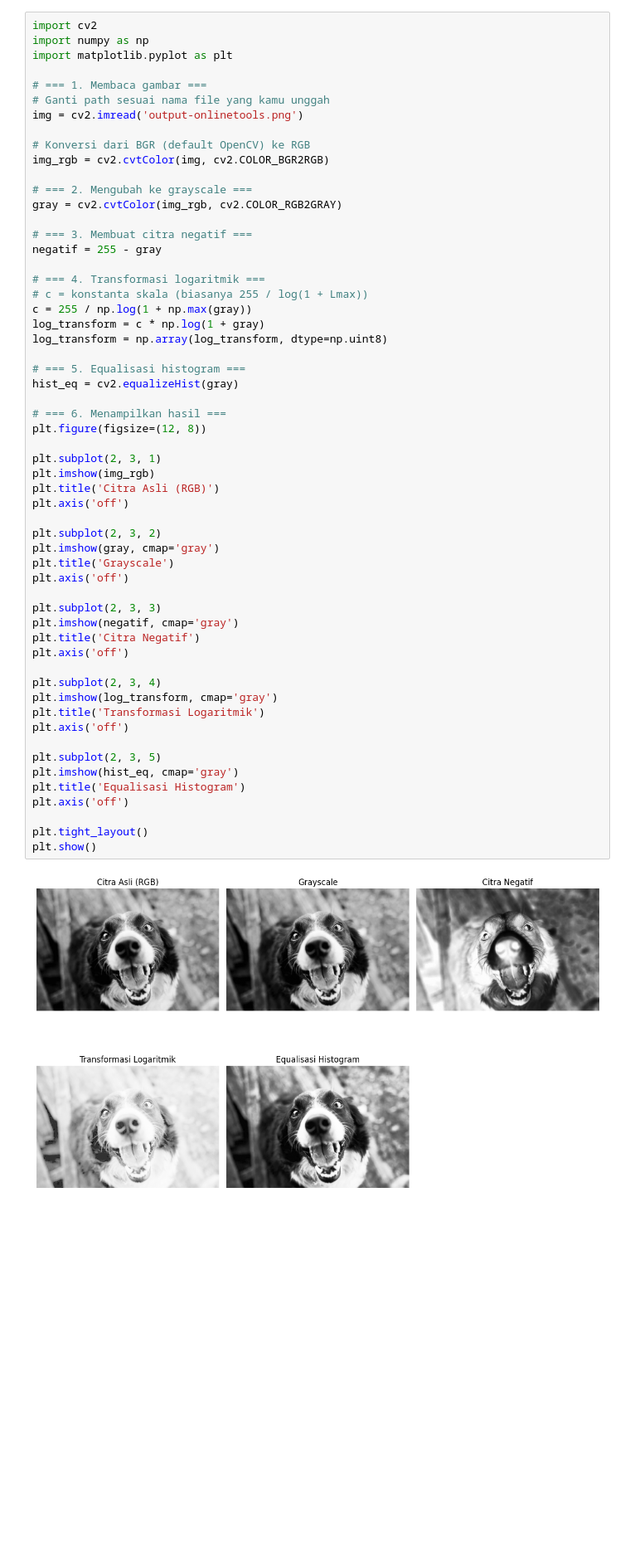
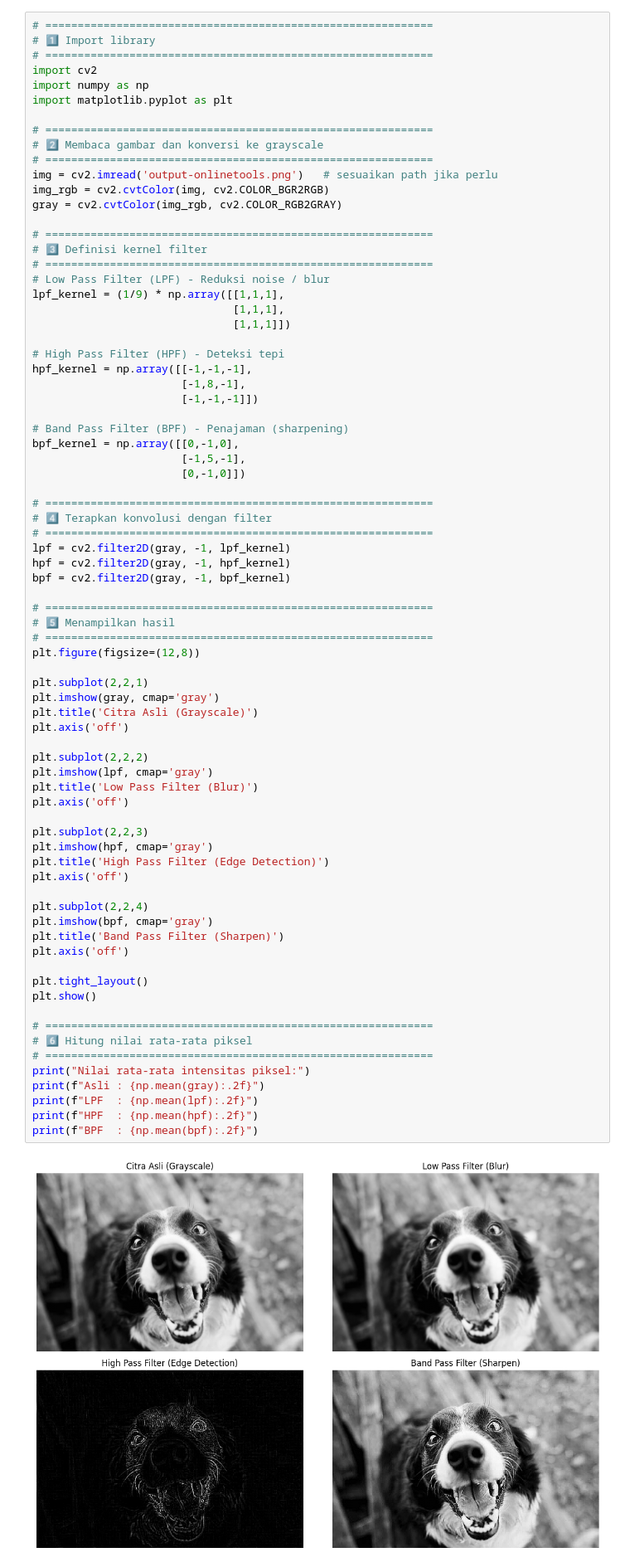
Before and after one commit to riskitrisnanto763-web/PengelolaanCitraDigital, a Jupyter notebook: UTS_Risky_23423007.ipynb, the cells around one changed output. Shown at 83% size. Drawn from its saved outputs; the diff is of its cells as text; blank space fills up the shorter version.

```diff
--- a/UTS_Risky_23423007.ipynb
+++ b/UTS_Risky_23423007.ipynb
@@ -1,61 +1,80 @@
 # %% [markdown]
 <a href="https://colab.research.google.com/github/riskitrisnanto763-web/PengelolaanCitraDigital/blob/main/UTS_Risky_23423007.ipynb" target="_parent"><img src="https://colab.research.google.com/assets/colab-badge.svg" alt="Open In Colab"/></a>
 # %%
+# ============================================================
+# 1️⃣ Import library
+# ============================================================
 import cv2
 import numpy as np
 import matplotlib.pyplot as plt
 
-# === 1. Membaca gambar ===
-# Ganti path sesuai nama file yang kamu unggah
-img = cv2.imread('output-onlinetools.png')
-
-# Konversi dari BGR (default OpenCV) ke RGB
+# ============================================================
+# 2️⃣ Membaca gambar dan konversi ke grayscale
+# ============================================================
+img = cv2.imread('output-onlinetools.png')   # sesuaikan path jika perlu
 img_rgb = cv2.cvtColor(img, cv2.COLOR_BGR2RGB)
-
-# === 2. Mengubah ke grayscale ===
 gray = cv2.cvtColor(img_rgb, cv2.COLOR_RGB2GRAY)
 
-# === 3. Membuat citra negatif ===
-negatif = 255 - gray
+# ============================================================
+# 3️⃣ Definisi kernel filter
+# ============================================================
+# Low Pass Filter (LPF) - Reduksi noise / blur
+lpf_kernel = (1/9) * np.array([[1,1,1],
+                               [1,1,1],
+                               [1,1,1]])
 
-# === 4. Transformasi logaritmik ===
-# c = konstanta skala (biasanya 255 / log(1 + Lmax))
-c = 255 / np.log(1 + np.max(gray))
-log_transform = c * np.log(1 + gray)
-log_transform = np.array(log_transform, dtype=np.uint8)
+# High Pass Filter (HPF) - Deteksi tepi
+hpf_kernel = np.array([[-1,-1,-1],
+                       [-1,8,-1],
+                       [-1,-1,-1]])
 
-# === 5. Equalisasi histogram ===
-hist_eq = cv2.equalizeHist(gray)
+# Band Pass Filter (BPF) - Penajaman (sharpening)
+bpf_kernel = np.array([[0,-1,0],
+                       [-1,5,-1],
+                       [0,-1,0]])
 
-# === 6. Menampilkan hasil ===
-plt.figure(figsize=(12, 8))
+# ============================================================
+# 4️⃣ Terapkan konvolusi dengan filter
+# ============================================================
+lpf = cv2.filter2D(gray, -1, lpf_kernel)
+hpf = cv2.filter2D(gray, -1, hpf_kernel)
+bpf = cv2.filter2D(gray, -1, bpf_kernel)
 
-plt.subplot(2, 3, 1)
-plt.imshow(img_rgb)
-plt.title('Citra Asli (RGB)')
+# ============================================================
+# 5️⃣ Menampilkan hasil
+# ============================================================
+plt.figure(figsize=(12,8))
+
+plt.subplot(2,2,1)
+plt.imshow(gray, cmap='gray')
+plt.title('Citra Asli (Grayscale)')
 plt.axis('off')
 
-plt.subplot(2, 3, 2)
-plt.imshow(gray, cmap='gray')
-plt.title('Grayscale')
+plt.subplot(2,2,2)
+plt.imshow(lpf, cmap='gray')
+plt.title('Low Pass Filter (Blur)')
 plt.axis('off')
 
-plt.subplot(2, 3, 3)
-plt.imshow(negatif, cmap='gray')
-plt.title('Citra Negatif')
+plt.subplot(2,2,3)
+plt.imshow(hpf, cmap='gray')
+plt.title('High Pass Filter (Edge Detection)')
 plt.axis('off')
 
-plt.subplot(2, 3, 4)
-plt.imshow(log_transform, cmap='gray')
-plt.title('Transformasi Logaritmik')
-plt.axis('off')
-
-plt.subplot(2, 3, 5)
-plt.imshow(hist_eq, cmap='gray')
-plt.title('Equalisasi Histogram')
+plt.subplot(2,2,4)
+plt.imshow(bpf, cmap='gray')
+plt.title('Band Pass Filter (Sharpen)')
 plt.axis('off')
 
 plt.tight_layout()
 plt.show()
+
+# ============================================================
+# 6️⃣ Hitung nilai rata-rata piksel
+# ============================================================
+print("Nilai rata-rata intensitas piksel:")
+print(f"Asli : {np.mean(gray):.2f}")
+print(f"LPF  : {np.mean(lpf):.2f}")
+print(f"HPF  : {np.mean(hpf):.2f}")
+print(f"BPF  : {np.mean(bpf):.2f}")
 # %% [output]
-[figure, old version]
+[figure, new version]
```
Also changed, not shown: parts of 1 cell of this notebook.
